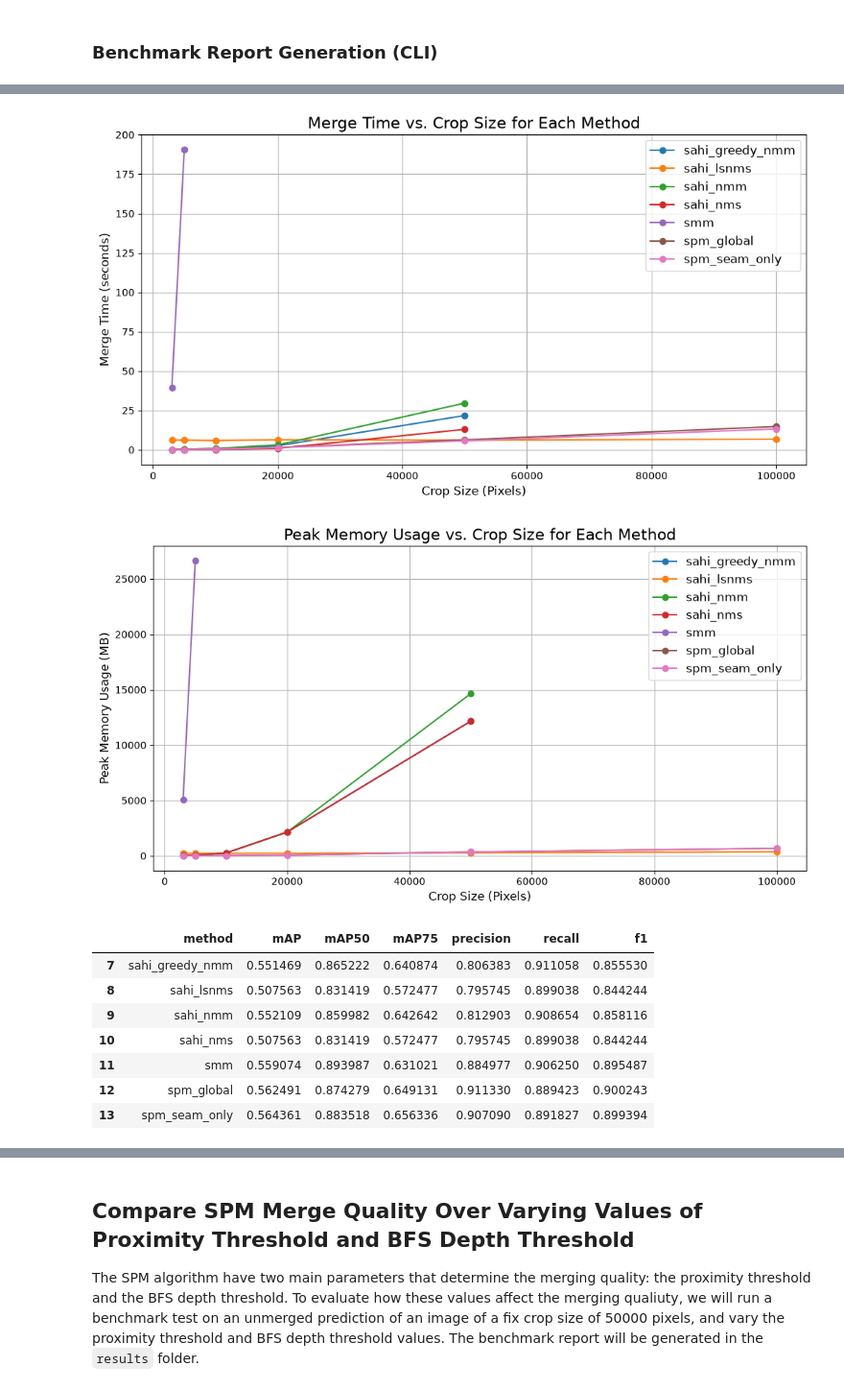
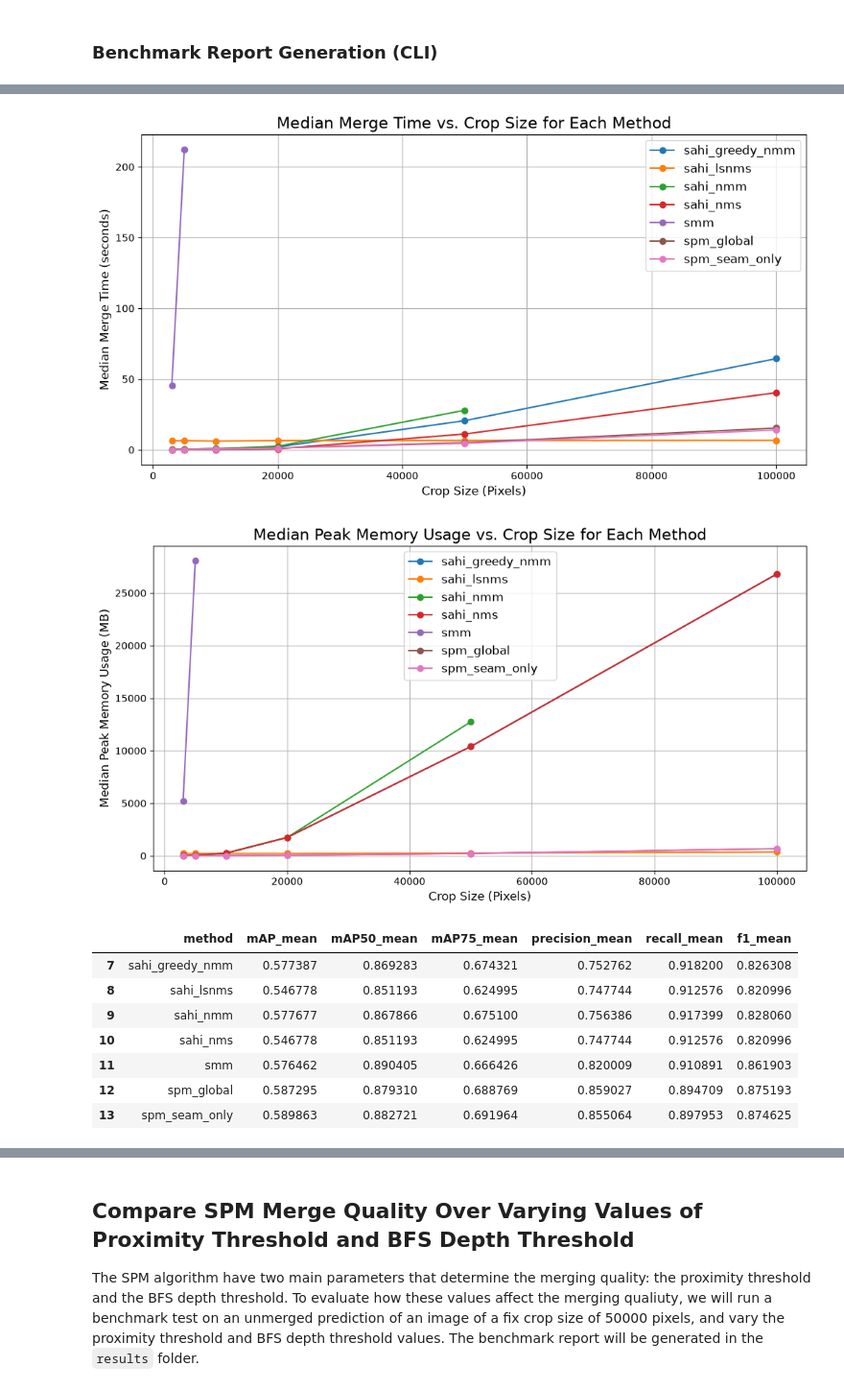
Before and after one commit to itsveence/spatial-polygon-merging, a Jupyter notebook: notebooks/benchmark.ipynb, the cells around one changed output, grey strips where cells are left out. Shown at 96% size. Saved outputs shown, nothing was run; the diff lists cells and outputs as text; code cells hidden in the pictures.

```diff
--- a/notebooks/benchmark.ipynb
+++ b/notebooks/benchmark.ipynb
@@ -92,0 +116,15 @@ df
+# %%
+mt_and_pm_columns = [col for col in df.columns if col.startswith("median_")]
+metrics_columns = df.columns.difference(["crop_size", "method", "crop"] + mt_and_pm_columns)  # Exclude the first three columns and merge_time/peak_memory columns
+
+# Aggregate merge_time and peak_memory_usage columns by median, min, and max for each crop_size and method
+result_agg = {f"{col}": (col, "median") for col in mt_and_pm_columns}
+result_agg.update({f"{col.replace('median_', 'min_')}": (col, "min") for col in mt_and_pm_columns})
+result_agg.update({f"{col.replace('median_', 'max_')}": (col, "max") for col in mt_and_pm_columns})
+
+# Aggregate metrics columns by mean and std for each crop_size and method
+result_agg.update({f"{col}_mean": (col, "mean") for col in metrics_columns})
+result_agg.update({f"{col}_std": (col, "std") for col in metrics_columns})
+
+grouped_df = df.groupby(["crop_size", "method"]).agg(**result_agg).reset_index()
+grouped_df
@@ -93,46 +175,46 @@ df
 # %%
-# Visualize merge_time vs. crop_size for each method
+# Visualize median merge_time vs. crop_size for each method
 plt.figure(figsize=(12, 6))
-for method in df["method"].unique():
-    method_data = df[df["method"] == method]
-    plt.plot(method_data["crop_size"], method_data["merge_time"], marker='o', label=method)
-plt.title("Merge Time vs. Crop Size for Each Method", fontsize=16)
+for method in grouped_df["method"].unique():
+    method_data = grouped_df[grouped_df["method"] == method]
+    plt.plot(method_data["crop_size"], method_data["median_merge_time"], marker='o', label=method)
+plt.title("Median Merge Time vs. Crop Size for Each Method", fontsize=16)
 plt.xlabel("Crop Size (Pixels)", fontsize=12)
-plt.ylabel("Merge Time (seconds)", fontsize=12)
+plt.ylabel("Median Merge Time (seconds)", fontsize=12)
 plt.legend(fontsize=12)
 plt.grid()
 plt.savefig("results/merge_time_vs_crop_size.png")
 plt.show()
 # %% [output]
-[figure, old version]
+[figure, new version]
 # %%
-# Visualize peak_memory_usage vs. number of polygons for each method
+# Visualize median peak_memory_usage vs. number of polygons for each method
 plt.figure(figsize=(12, 6))
-for method in df["method"].unique():
-    method_data = df[df["method"] == method]
-    plt.plot(method_data["crop_size"], method_data["peak_memory_usage"], marker='o', label=method)
-plt.title("Peak Memory Usage vs. Crop Size for Each Method", fontsize=16)
+for method in grouped_df["method"].unique():
+    method_data = grouped_df[grouped_df["method"] == method]
+    plt.plot(method_data["crop_size"], method_data["median_peak_memory_usage"], marker='o', label=method)
+plt.title("Median Peak Memory Usage vs. Crop Size for Each Method", fontsize=16)
 plt.xlabel("Crop Size (Pixels)", fontsize=12)
-plt.ylabel("Peak Memory Usage (MB)", fontsize=12)
+plt.ylabel("Median Peak Memory Usage (MB)", fontsize=12)
 plt.legend(fontsize=12)
 plt.grid()
 plt.savefig("results/peak_memory_usage_vs_crop_size.png")
 plt.show()
 # %% [output]
-[figure, old version]
+[figure, new version]
 # %%
 # Get the metrics for each method at the 5000 crop size (where all methods have results)
-df_metrics_5000 = df[df["crop_size"] == 5000][["method","mAP", "mAP50", "mAP75", "precision", "recall", "f1"]]
+df_metrics_5000 = grouped_df[grouped_df["crop_size"] == 5000][["method","mAP_mean", "mAP50_mean", "mAP75_mean", "precision_mean", "recall_mean", "f1_mean"]]
 df_metrics_5000
 # %% [output]
-|  | method | mAP | mAP50 | mAP75 | precision | recall | f1 |
-| 7 | sahi_greedy_nmm | 0.551469 | 0.865222 | 0.640874 | 0.806383 | 0.911058 | 0.855530 |
-| 8 | sahi_lsnms | 0.507563 | 0.831419 | 0.572477 | 0.795745 | 0.899038 | 0.844244 |
-| 9 | sahi_nmm | 0.552109 | 0.859982 | 0.642642 | 0.812903 | 0.908654 | 0.858116 |
-| 10 | sahi_nms | 0.507563 | 0.831419 | 0.572477 | 0.795745 | 0.899038 | 0.844244 |
-| 11 | smm | 0.559074 | 0.893987 | 0.631021 | 0.884977 | 0.906250 | 0.895487 |
-| 12 | spm_global | 0.562491 | 0.874279 | 0.649131 | 0.911330 | 0.889423 | 0.900243 |
-| 13 | spm_seam_only | 0.564361 | 0.883518 | 0.656336 | 0.907090 | 0.891827 | 0.899394 |
+|  | method | mAP_mean | mAP50_mean | mAP75_mean | precision_mean | recall_mean | f1_mean |
+| 7 | sahi_greedy_nmm | 0.577387 | 0.869283 | 0.674321 | 0.752762 | 0.918200 | 0.826308 |
+| 8 | sahi_lsnms | 0.546778 | 0.851193 | 0.624995 | 0.747744 | 0.912576 | 0.820996 |
+| 9 | sahi_nmm | 0.577677 | 0.867866 | 0.675100 | 0.756386 | 0.917399 | 0.828060 |
+| 10 | sahi_nms | 0.546778 | 0.851193 | 0.624995 | 0.747744 | 0.912576 | 0.820996 |
+| 11 | smm | 0.576462 | 0.890405 | 0.666426 | 0.820009 | 0.910891 | 0.861903 |
+| 12 | spm_global | 0.587295 | 0.879310 | 0.688769 | 0.859027 | 0.894709 | 0.875193 |
+| 13 | spm_seam_only | 0.589863 | 0.882721 | 0.691964 | 0.855064 | 0.897953 | 0.874625 |
 # %%
 categories = df_metrics_5000.columns[1:]
 n = len(df_metrics_5000)
```
Also changed, not shown: parts of 10 cells of this notebook, 9 other files.
